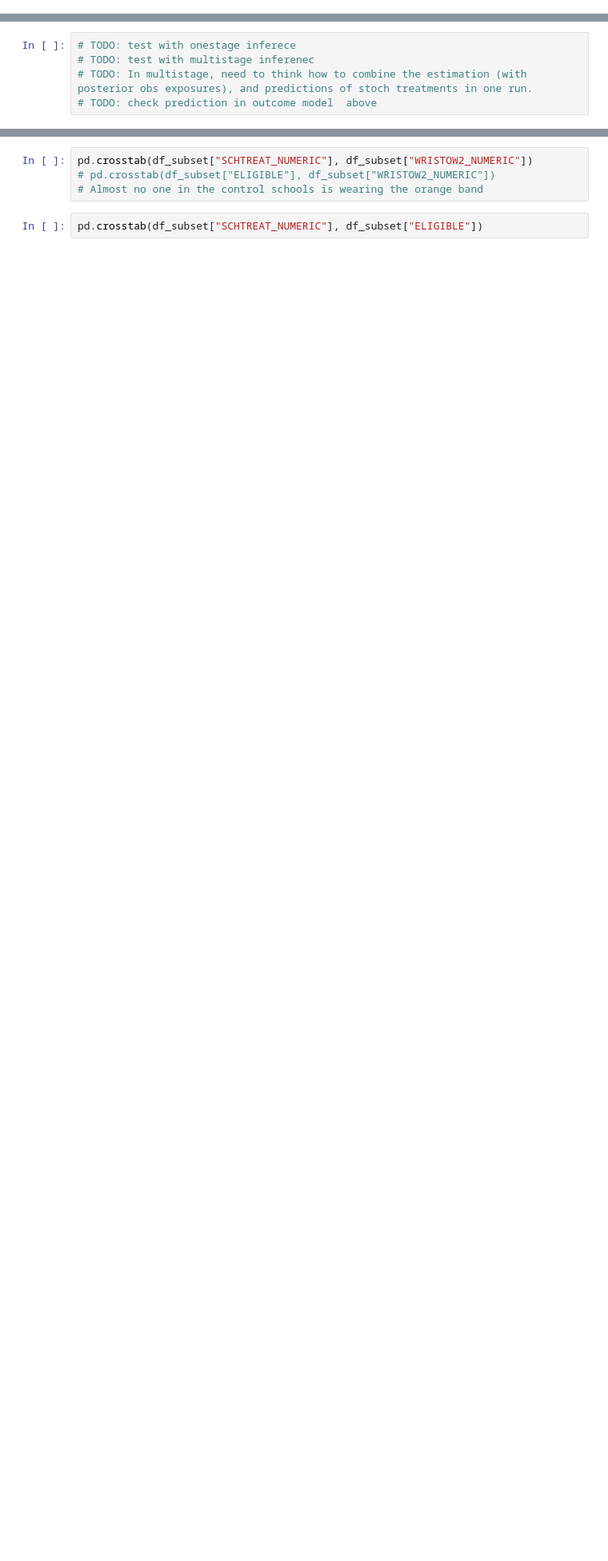
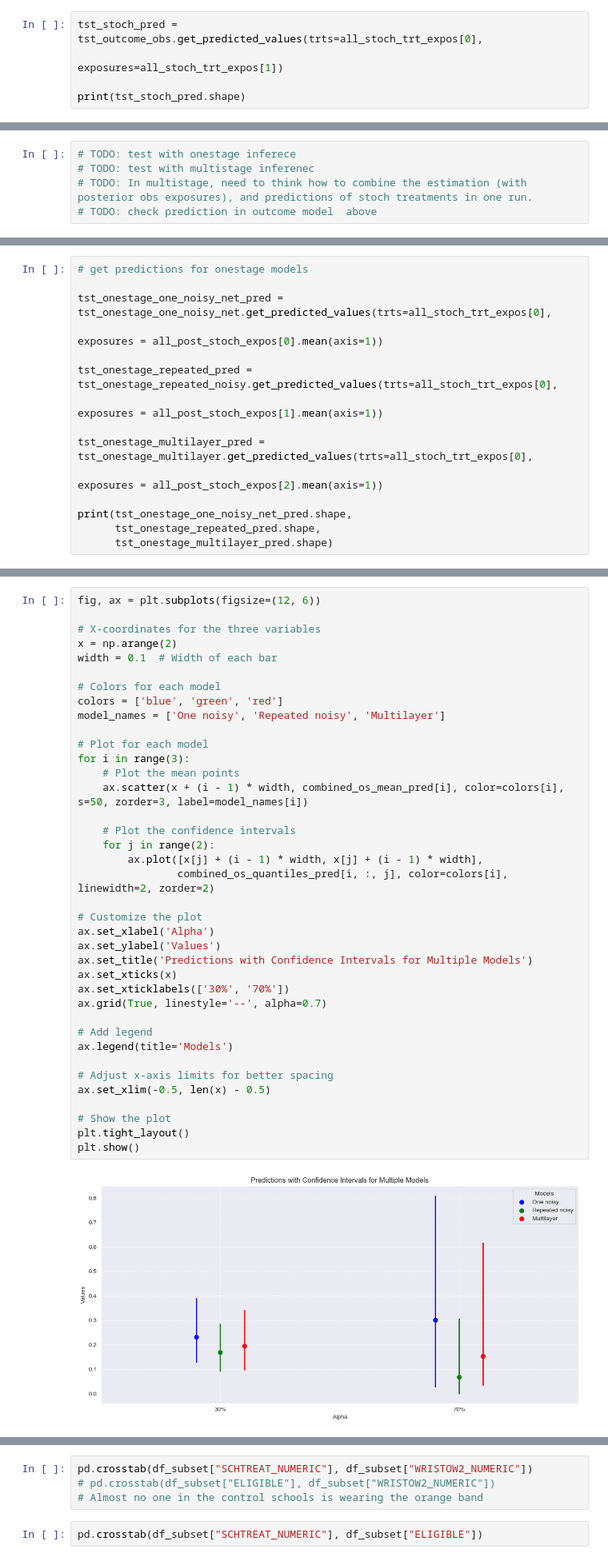
Before and after one commit to barwein/BayesProxyNets, a Jupyter notebook: Data/Palluck_et_al/Data_analysis.ipynb, the cells around one changed output, grey strips where cells are left out. Shown at 80% size. Cells and saved outputs as stored; diff of their text form; blank space fills up the shorter version.

```diff
--- a/Data/Palluck_et_al/Data_analysis.ipynb
+++ b/Data/Palluck_et_al/Data_analysis.ipynb
@@ -432,0 +465,5 @@ Number of divergences: 1
+# %%
+tst_stoch_pred = tst_outcome_obs.get_predicted_values(trts=all_stoch_trt_expos[0],
+                                                      exposures=all_stoch_trt_expos[1])
+
+print(tst_stoch_pred.shape)
@@ -437,0 +663,15 @@ Number of divergences: 1
+# %%
+# get predictions for onestage models
+
+tst_onestage_one_noisy_net_pred = tst_onestage_one_noisy_net.get_predicted_values(trts=all_stoch_trt_expos[0],
+                                                                                  exposures = all_post_stoch_expos[0].mean(axis=1))
+
+tst_onestage_repeated_pred = tst_onestage_repeated_noisy.get_predicted_values(trts=all_stoch_trt_expos[0],
+                                                                                exposures = all_post_stoch_expos[1].mean(axis=1))
+
+tst_onestage_multilayer_pred = tst_onestage_multilayer.get_predicted_values(trts=all_stoch_trt_expos[0],
+                                                                            exposures = all_post_stoch_expos[2].mean(axis=1))
+
+print(tst_onestage_one_noisy_net_pred.shape,
+      tst_onestage_repeated_pred.shape,
+      tst_onestage_multilayer_pred.shape)
@@ -437,0 +717,40 @@ Number of divergences: 1
+# %%
+fig, ax = plt.subplots(figsize=(12, 6))
+
+# X-coordinates for the three variables
+x = np.arange(2)
+width = 0.1  # Width of each bar
+
+# Colors for each model
+colors = ['blue', 'green', 'red']
+model_names = ['One noisy', 'Repeated noisy', 'Multilayer']
+
+# Plot for each model
+for i in range(3):
+    # Plot the mean points
+    ax.scatter(x + (i - 1) * width, combined_os_mean_pred[i], color=colors[i], s=50, zorder=3, label=model_names[i])
+
+    # Plot the confidence intervals
+    for j in range(2):
+        ax.plot([x[j] + (i - 1) * width, x[j] + (i - 1) * width],
+                combined_os_quantiles_pred[i, :, j], color=colors[i], linewidth=2, zorder=2)
+
+# Customize the plot
+ax.set_xlabel('Alpha')
+ax.set_ylabel('Values')
+ax.set_title('Predictions with Confidence Intervals for Multiple Models')
+ax.set_xticks(x)
+ax.set_xticklabels(['30%', '70%'])
+ax.grid(True, linestyle='--', alpha=0.7)
+
+# Add legend
+ax.legend(title='Models')
+
+# Adjust x-axis limits for better spacing
+ax.set_xlim(-0.5, len(x) - 0.5)
+
+# Show the plot
+plt.tight_layout()
+plt.show()
+# %% [output]
+[figure, added]
```
Also changed, not shown: parts of 26 cells of this notebook, 3 other files.
